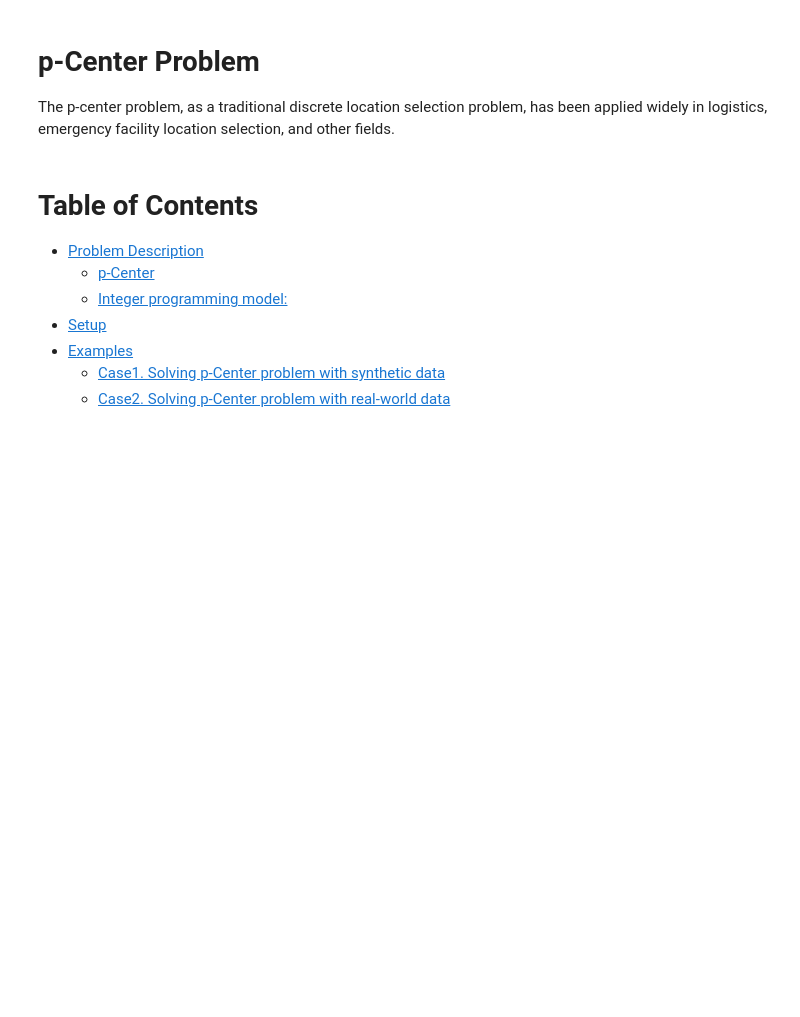
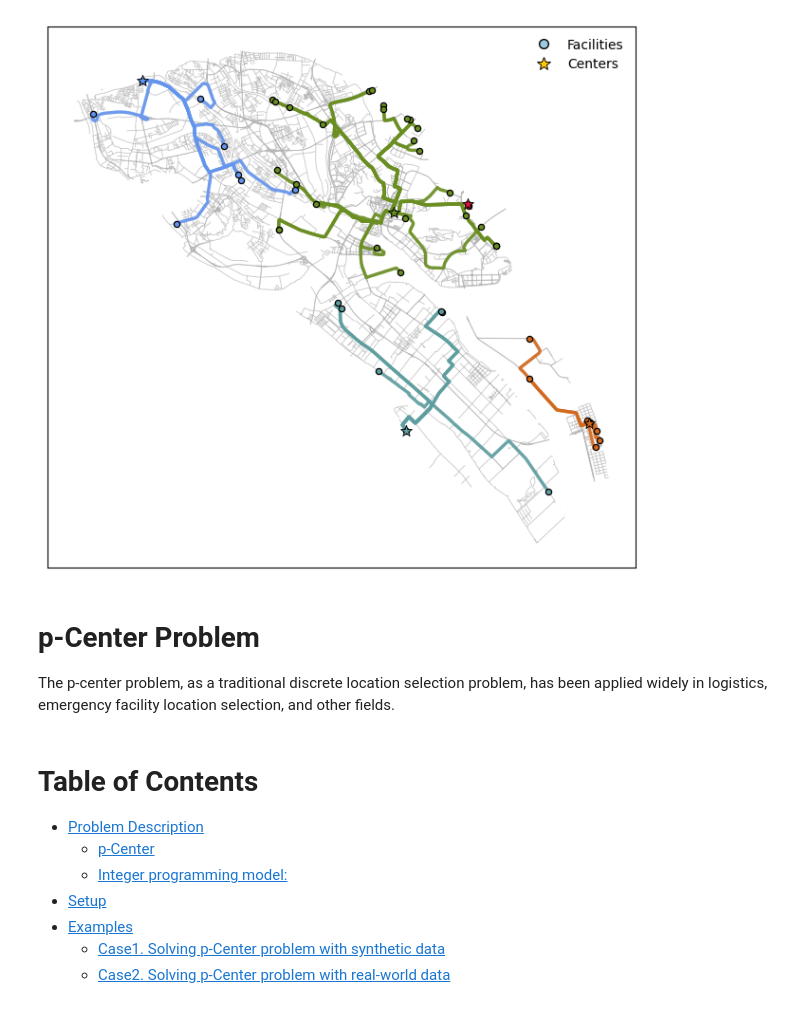
Before and after one commit to HIGISX/hispot, a Jupyter notebook: Notebooks/pCenter.ipynb, the cells around one changed output. Saved outputs shown, nothing was run; the diff lists cells and outputs as text; code cells hidden in the pictures; blank space fills up the shorter version.

```diff
--- a/Notebooks/pCenter.ipynb
+++ b/Notebooks/pCenter.ipynb
@@ -0,0 +347,19 @@
+# %%
+%matplotlib inline
+roads_gdf = read_clean_roads(roads_path, assumed_crs="EPSG:4326")  # 若路网缺CRS且是WGS84
+my_colors = [
+    '#D2691E', '#5F9EA0', '#DC143C', '#6495ED', '#6B8E23','#8B008B',  # 5 个主色
+    '#FFD700', '#DAA520', '#ADD8E6', '#20B2AA', '#9370D8', '#6B8E23', '#DDA0DD', '#2E8B57'  # 备用
+]
+fig, ax = plot_assign_paths(
+    points_np=np.array(snapped_nodes),  # 或者用投影后的点
+    centers=centers,
+    assigns=assigns,
+    paths_geom=paths_geom,
+    roads_gdf=roads_gdf,
+    title="pCenter with network distances",
+    colors=my_colors,
+    color_demands_by_center=True  # True: 不同center的需求点也跟随着色
+)
+# %% [output]
+[figure, added]
```
Also changed, not shown: parts of 23 cells of this notebook, 10 other files.
